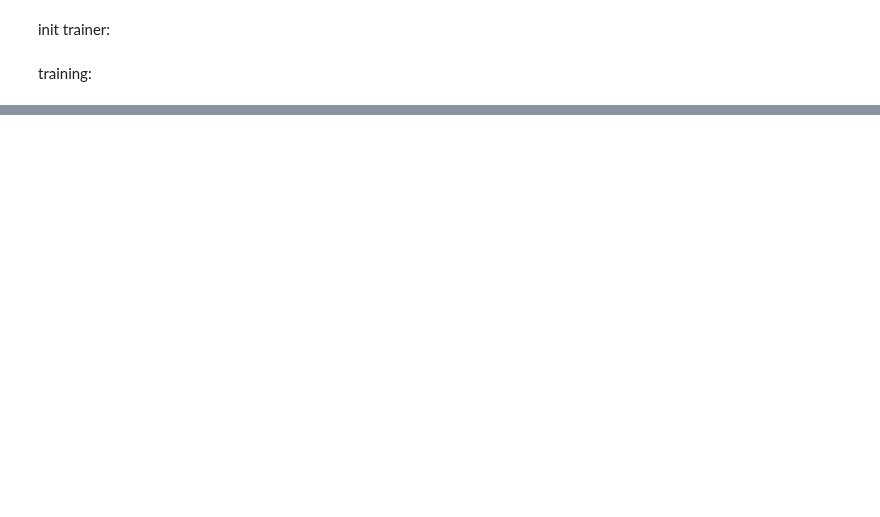
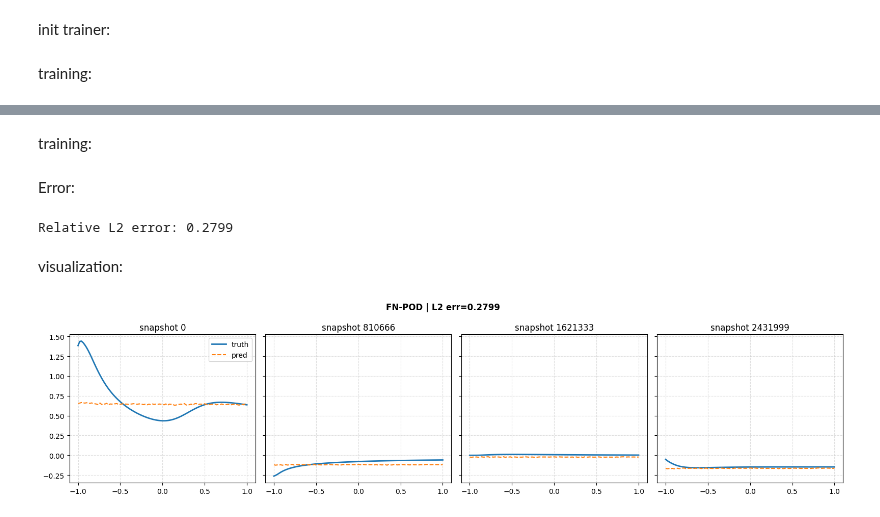
Before and after one commit to intsystems/2026-Project-185, a Jupyter notebook: code/notebooks/single_basis.ipynb, the cells around one changed output, grey strips where cells are left out. Cells and saved outputs as stored; diff of their text form; code cells hidden in the pictures; blank space fills up the shorter version.

```diff
--- a/code/notebooks/single_basis.ipynb
+++ b/code/notebooks/single_basis.ipynb
@@ -197,0 +196,10 @@ Reconstruction:
+# %%
+fig, axes = plt.subplots(1, 4, figsize=(16, 4), sharey=True)
+for ax, ti in zip(axes, [0, N//3, 2*N//3, N-1]):
+    ax.plot(x.cpu().numpy(), s_np[ti], lw=2, label="truth")
+    ax.plot(x.cpu().numpy(), s_hat[ti], lw=1.5, ls="--", label="pred")
+    ax.set_title(f"snapshot {ti}"); ax.grid(True, ls="--", alpha=0.4)
+axes[0].legend()
+plt.suptitle(f"FN-POD | L2 err={rel_err:.4f}", fontweight="bold")
+plt.tight_layout()
+plt.show()
@@ -197,0 +227,2 @@ Reconstruction:
+# %% [markdown]
+training:
@@ -198 +231,27 @@ Reconstruction:
+# %% [markdown]
+Error:
+# %%
+basis.eval()
+with torch.no_grad():
+    s_hat = basis(x, t, kappa).cpu().numpy()
+
+s_np = s.cpu().numpy()
+rel_err = np.linalg.norm(s_np - s_hat) / np.linalg.norm(s_np)
+print(f"Relative L2 error: {rel_err:.4f}")
+# %% [output]
+Relative L2 error: 0.2799
+# %% [markdown]
+visualization:
+# %%
+fig, axes = plt.subplots(1, 4, figsize=(16, 4), sharey=True)
+for ax, ti in zip(axes, [0, N//3, 2*N//3, N-1]):
+    ax.plot(x.cpu().numpy(), s_np[ti], lw=2, label="truth")
+    ax.plot(x.cpu().numpy(), s_hat[ti], lw=1.5, ls="--", label="pred")
+    ax.set_title(f"snapshot {ti}"); ax.grid(True, ls="--", alpha=0.4)
+axes[0].legend()
+plt.suptitle(f"FN-POD | L2 err={rel_err:.4f}", fontweight="bold")
+plt.tight_layout()
+plt.show()
+# %% [output]
+[figure, added]
 # %%
```
Also changed, not shown: parts of 27 cells of this notebook, 3 other files.
